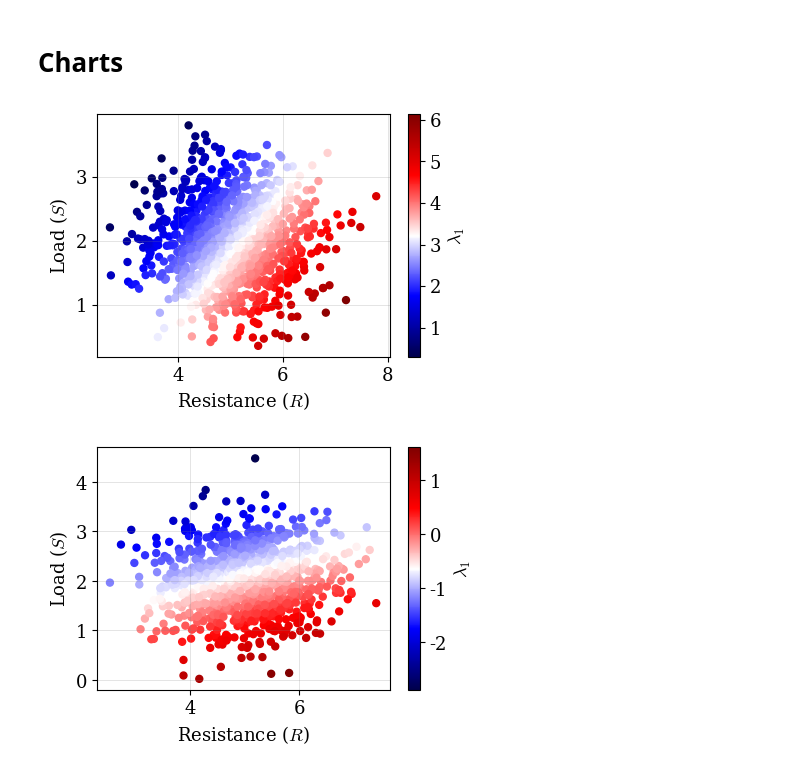
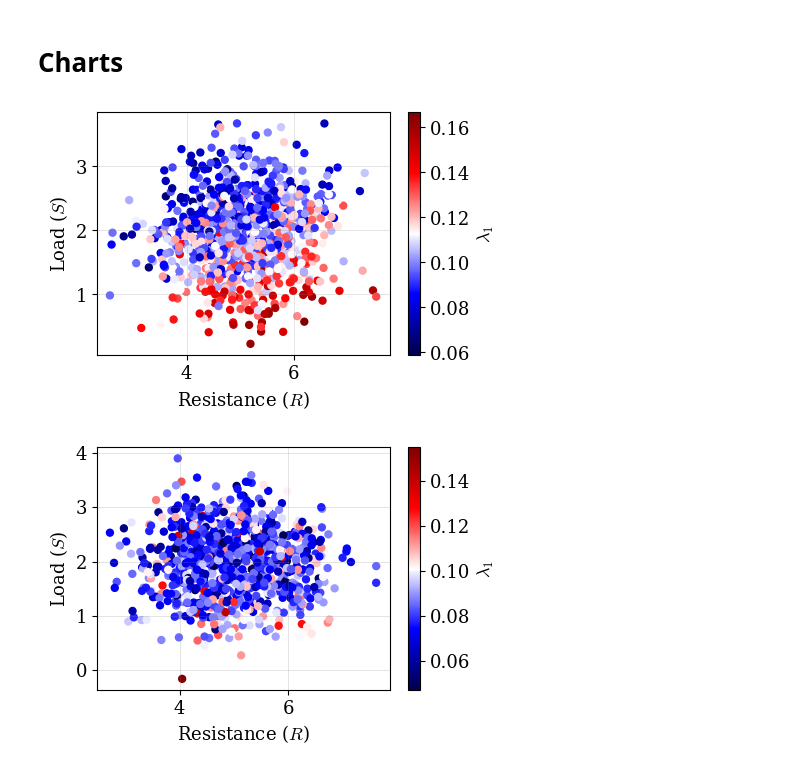
Before and after one commit to Pesquisa-UFCAT/2024-1_victor_hugo_renata_maria, a Jupyter notebook: analysis_lambdas_over_time.ipynb, the cells around one changed output. Cells and saved outputs as stored; diff of their text form; code cells hidden in the pictures.

```diff
--- a/analysis_lambdas_over_time.ipynb
+++ b/analysis_lambdas_over_time.ipynb
@@ -17,7 +17,7 @@ import numpy as np
 # %% [markdown]
 ### General data
 # %%
-n_latent_samples = 2000
+n_latent_samples = 5000
 n_samples = 1000
 r   = Normal(loc = 5., scale=0.8)
 s   = Normal(loc = 2., scale=0.6)
@@ -99,35 +123,35 @@ cmap_type = 'seismic'                                          # Change as you w
 size_scatter = 25                                           # Change as you wish
 
 ### Grid
 on_or_off = True
 line_width_grid = 0.5                                       # Change as you wish
 alpha_grid = 0.3                                            # Change as you wish
 style_grid = '-'                                            # Change as you wish
 color_grid = 'gray'                                         # or hexadecimal. Change as you wish
 
 ### Figure
 fig, ax = plt.subplots(figsize=(b_input, h_input))
 ax.tick_params(axis='both', which='major', labelsize=size_axis, colors=color_axis)
 ax.set_xlabel(label_x, fontsize=size_label, color=color_label)
 ax.set_ylabel(label_y, fontsize=size_label, color=color_label)
 
 ### Title. Do you need a title? Use the cell bellow:
 # ax.set_title('Sine Wave Plot', fontsize=16)
 
 ### Config grid
 plt.grid(on_or_off, which='both', linestyle=style_grid, linewidth=line_width_grid, color=color_grid, alpha=alpha_grid)
 
 ### Plot data
-sc = ax.scatter(glam_data_0['r'], glam_data_0['s'], c=glam_data_0['lambda 1'], cmap=cmap_type, s=size_scatter)
+sc = ax.scatter(glam_data_0['r'], glam_data_0['s'], c=glam_data_0['lambda 3'], cmap=cmap_type, s=size_scatter)
 cbar = fig.colorbar(sc, ax=ax)
 cbar.set_label(label_cmap, size=size_label, color=color_label)
 cbar.ax.tick_params(labelsize=size_axis)
 
 ### Save. Do you need save? Use the cell bellow:
 fig.savefig(f'z_{name}.png', dpi=dpi, bbox_inches='tight')
 plt.show()
 # %% [output]
-[figure, old version]
+[figure, new version]
 # %%
 ### Figure name and DPI
 dpi = 600                                                   # Change as you wish
@@ -173,13 +197,13 @@ ax.set_ylabel(label_y, fontsize=size_label, color=color_label)
 plt.grid(on_or_off, which='both', linestyle=style_grid, linewidth=line_width_grid, color=color_grid, alpha=alpha_grid)
 
 ### Plot data
-sc = ax.scatter(glam_data_50['r'], glam_data_50['s'], c=glam_data_50['lambda 1'], cmap=cmap_type, s=size_scatter)
+sc = ax.scatter(glam_data_50['r'], glam_data_50['s'], c=glam_data_50['lambda 3'], cmap=cmap_type, s=size_scatter)
 cbar = fig.colorbar(sc, ax=ax)
 cbar.set_label(label_cmap, size=size_label, color=color_label)
 cbar.ax.tick_params(labelsize=size_axis)
 
 ### Save. Do you need save? Use the cell bellow:
-fig.savefig(fz_{name}.png', dpi=dpi, bbox_inches='tight')
+fig.savefig(f'z_{name}.png', dpi=dpi, bbox_inches='tight')
 plt.show()
 # %% [output]
-[figure, old version]
+[figure, new version]
```
Also changed, not shown: parts of 4 cells of this notebook, 3 other files.
